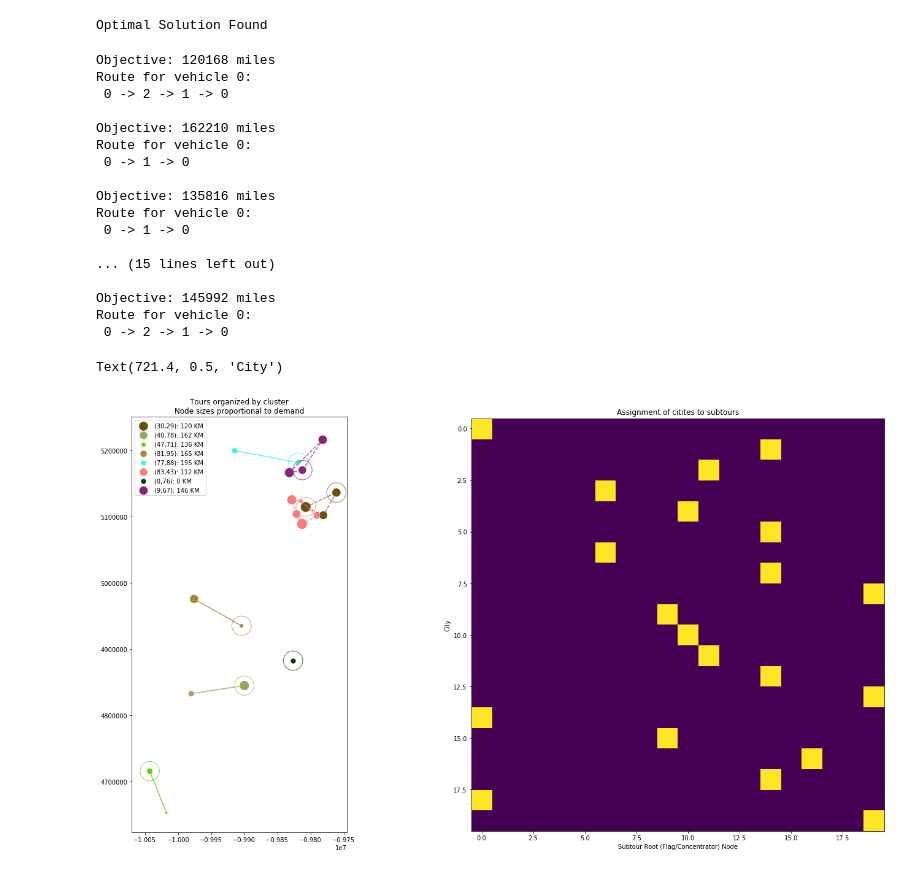
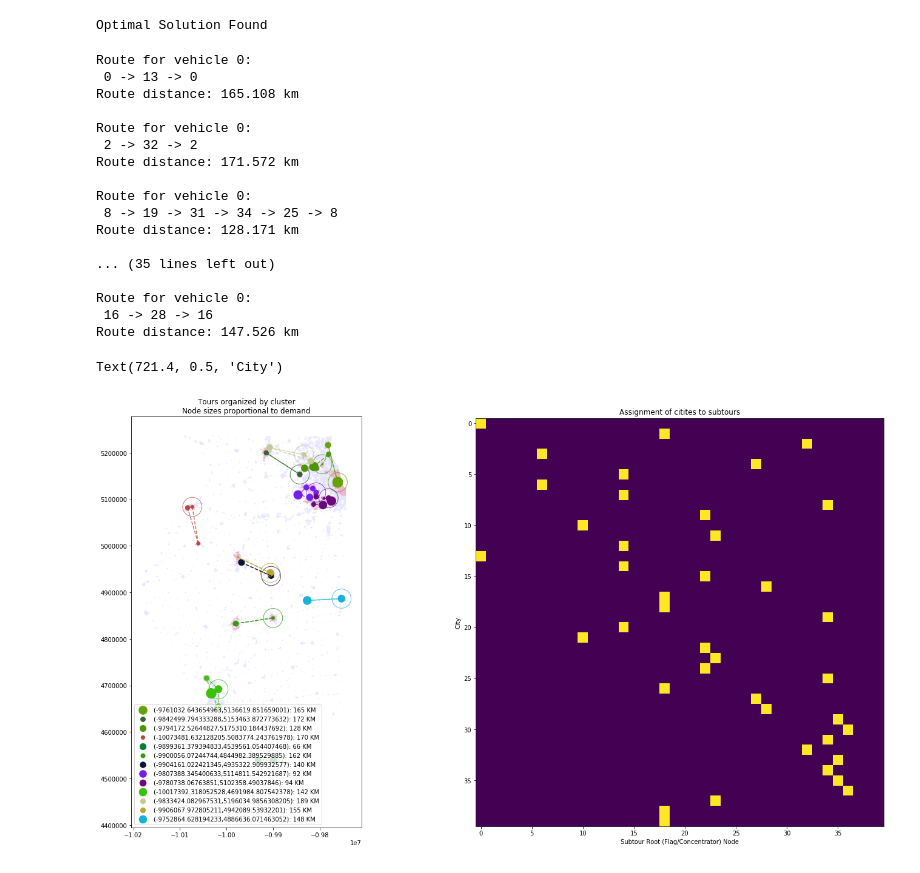
Before and after one commit to noahgarfinkle/ReservoirRegressionTrees, a Jupyter notebook: GroupProject.ipynb, the cells around one changed output. Drawn from its saved outputs; the diff is of its cells as text; code cells hidden in the pictures.

Commit message:
making great progress, it is running smoothly for illinois

```diff
--- a/GroupProject.ipynb
+++ b/GroupProject.ipynb
@@ -212,7 +212,8 @@ def create_data_model(dfSubset):
 def print_solution(manager, routing, assignment,dfSubset):
     """Prints assignment on console."""
     optimizedRoute = []
-    print('Objective: {} miles'.format(assignment.ObjectiveValue()))
+#     print(f"Objective: ")
+#     print('Objective: {} meters'.format(assignment.ObjectiveValue()))
     index = routing.Start(0)
     plan_output = 'Route for vehicle 0:\n'
     route_distance = 0
@@ -222,17 +223,20 @@ def print_solution(manager, routing, assignment,dfSubset):
         optimizedRoute.append(correctedCityIndex)
 #         print(f"******{correctedCityIndex}")
 #         print(f"====>{orderedDFSubset.iloc[manager.IndexToNode(index)]}")
-        plan_output += ' {} ->'.format(manager.IndexToNode(index))
+#         plan_output += ' {} ->'.format(manager.IndexToNode(index))
+        plan_output += ' {} ->'.format(correctedCityIndex)
+
         previous_index = index
         index = assignment.Value(routing.NextVar(index))
         route_distance += routing.GetArcCostForVehicle(previous_index, index, 0)
-    plan_output += ' {}\n'.format(manager.IndexToNode(index))
+#     plan_output += ' {}\n'.format(manager.IndexToNode(index))
     correctedCityIndex = orderedDFSubset.iloc[manager.IndexToNode(index)][0]
+    plan_output += ' {}\n'.format(correctedCityIndex)
 #     print(f"******{correctedCityIndex}")
     optimizedRoute.append(correctedCityIndex)
 #     print(f"====>{orderedDFSubset.iloc[manager.IndexToNode(index)]}")
+    plan_output += f'Route distance: {route_distance/1000.0} km\n'
     print(plan_output)
-    plan_output += 'Route distance: {}miles\n'.format(route_distance)
     return optimizedRoute,route_distance
 
 
@@ -376,7 +380,7 @@ illinois.head()
 | 3 | 4 | 17 | 04247 | 02398053 | 1704247 | Baylis | Baylis village | 47 | C1 | N | N | ... |
 | 4 | 5 | 17 | 26480 | 02398886 | 1726480 | Florence | Florence village | 47 | C1 | N | N | ... |
 # %%
-nCities = 20
+nCities = 40
 facilityOneBaseCost = 100000
 facilityOneBaseSTD = 10000
 facilityTwoBaseCost = 1000000
@@ -394,7 +398,8 @@ xs = []
 ys = []
 pts = []
 polygons = []
-for i,row in illinois.sort_values("ALAND",ascending=False).reset_index()[0:nCities].iterrows():
+illinoisGeoms = illinois.sort_values("ALAND",ascending=False).reset_index()
+for i,row in illinoisGeoms[0:nCities].iterrows():
     pts.append(row["geometry"].centroid)
     polygons.append(row["geometry"])
     xs.append(row["geometry"].centroid.x)
@@ -407,14 +412,14 @@ model,yjz,xij,resultGDF,status = assignFacilitiesAndCluster(illinoisCities,M=20,
 # %% [output]
 Optimal Solution Found
 # %%
-assignments = np.zeros((len(cities),len(cities)))
+assignments = np.zeros((nCities,nCities))
 for k,v in xij.items():
     i = k[0]
     j = k[1]
     assignments[i,j] = v.solution_value()
 cluster = []
-for cityNodeID in range(len(cities)):
-    for rootNodeID in range(len(cities)):
+for cityNodeID in range(nCities):
+    for rootNodeID in range(nCities):
         lookup = assignments[cityNodeID,rootNodeID]
         if lookup == 1:
             cluster.append(rootNodeID)
@@ -426,42 +431,47 @@ fig = plt.figure(figsize=(20,10))
 ax1 = fig.add_subplot(1,2,1)
 ax2 = fig.add_subplot(1,2,2)
 fig.tight_layout()
+
+illinois.plot(ax=ax1,color="blue",alpha=0.1)
+illinois.sort_values("ALAND",ascending=False).reset_index()[0:nCities].plot(ax=ax1,color="red",alpha=0.2)
+# illinois.sort_values("ALAND",ascending=False).reset_index()[0:40].centroid.plot(ax=ax1,color="white",marker='*')
+
 colors = ['#'+''.join([random.choice('0123456789ABCDEF') for j in range(6)]) for i in range(len(uniqueClusters))]
 for i in range(0,len(uniqueClusters)):
     dfSubset = resultGDF[resultGDF["assignment"]==uniqueClusters[i]]
     tour,tourLength = main(dfSubset)
-    label = f"({cities.iloc[uniqueClusters[i]].x},{cities.iloc[uniqueClusters[i]].y}): {tourLength/1000:,.0f} KM"
+    label = f"({resultGDF.iloc[uniqueClusters[i]].x},{resultGDF.iloc[uniqueClusters[i]].y}): {tourLength/1000:,.0f} KM"
     # plot the nodes
     dfSubset.plot(ax=ax1,color=colors[i],markersize=dfSubset["demand"]/100,label=label)
     # plot the tour
     convertTourToPathDF(tour,resultGDF).plot(ax=ax1,colors=colors[i],ls="dashed",alpha=0.75)
     # plot the facilities
     dfFacility = resultGDF[resultGDF["City Index"]==uniqueClusters[i]]
     dfFacility.plot(ax=ax1,markersize=1000,marker="o",alpha=.75,facecolors='none', edgecolors=colors[i])
 ax1.set_title("Tours organized by cluster\nNode sizes proportional to demand")
 ax1.legend()
 # Plot assignments
 plt.imshow(assignments)
 ax2.set_title("Assignment of citites to subtours")
 ax2.set_xlabel("Subtour Root (Flag/Concentrator) Node")
 ax2.set_ylabel("City")
 # %% [output]
-Objective: 120168 miles
 Route for vehicle 0:
- 0 -> 2 -> 1 -> 0
+ 0 -> 13 -> 0
+Route distance: 165.108 km
 
-Objective: 162210 miles
 Route for vehicle 0:
- 0 -> 1 -> 0
+ 2 -> 32 -> 2
+Route distance: 171.572 km
 
-Objective: 135816 miles
 Route for vehicle 0:
- 0 -> 1 -> 0
+ 8 -> 19 -> 31 -> 34 -> 25 -> 8
+Route distance: 128.171 km
 
-... (15 lines left out)
+... (35 lines left out)
 
-Objective: 145992 miles
 Route for vehicle 0:
- 0 -> 2 -> 1 -> 0
+ 16 -> 28 -> 16
+Route distance: 147.526 km
 Text(721.4, 0.5, 'City')
-[figure, old version]
+[figure, new version]
```
